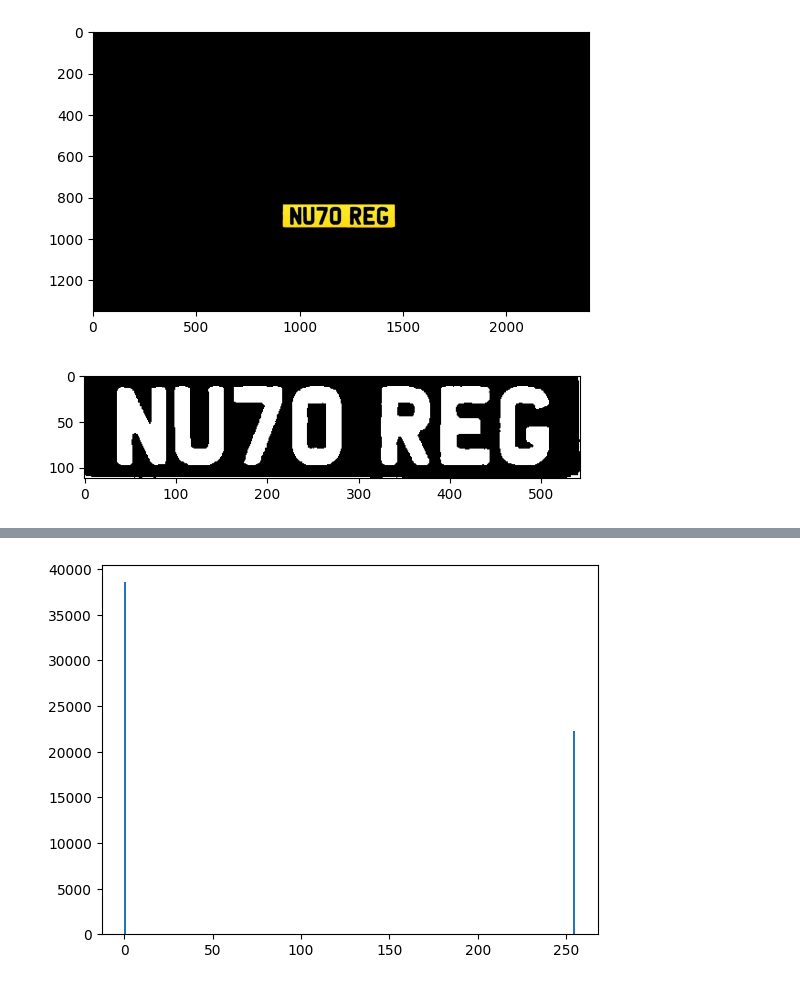
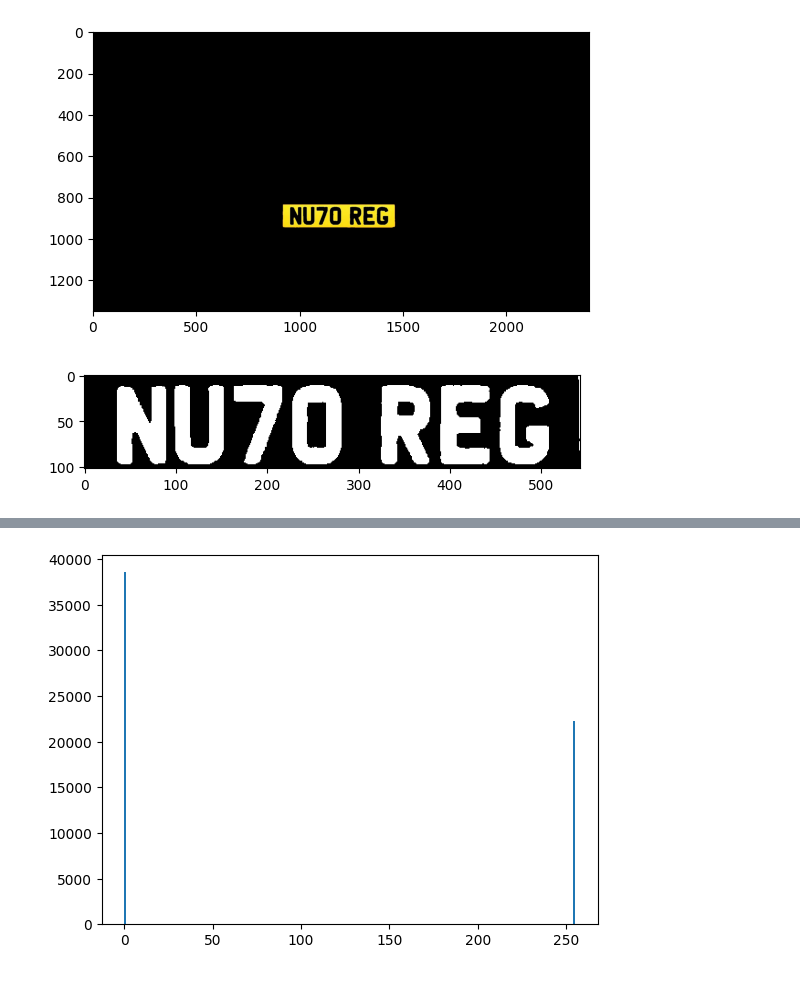
Before and after one commit to Maria-2703/License-Plate-Reader, a Jupyter notebook: enunciado_computer_vision.ipynb, the cells around one changed output, grey strips where cells are left out. Drawn from its saved outputs; the diff is of its cells as text; code cells hidden in the pictures.

```diff
--- a/enunciado_computer_vision.ipynb
+++ b/enunciado_computer_vision.ipynb
@@ -135,20 +135,20 @@ plt.show()
 # %%
 #We turn the image into gray scale
 gray = cv2.cvtColor(masked_img, cv2.COLOR_BGR2GRAY)
 
 #We classify every pixel with a value of 0 in the gray scale as black
 line, thresh = cv2.threshold(gray, 0, 255, cv2.THRESH_BINARY)
 
 #We locate the non zero pixels, meaning the non black ones, and their coords
 coords = cv2.findNonZero(thresh)
 x, y, w, h = cv2.boundingRect(coords)
 
 #We use those coords to trim the area we want (where the non black pixels are, meaning where the plate is)
-exp_img = thresh[y:y+h, x:x+w]
+exp_img = thresh[y:y+h-10, x:x+w]
 new = 255 - exp_img  #switch the black and white to have white letters
 
-#We show the expanded plate
+#We show the expanded plate with the colors switched
 plt.imshow(new, cmap="gray")
 plt.show()
 # %% [output]
-[figure, old version]
+[figure, new version]
```
Also changed, not shown: parts of 4 cells of this notebook, 9 other files.
